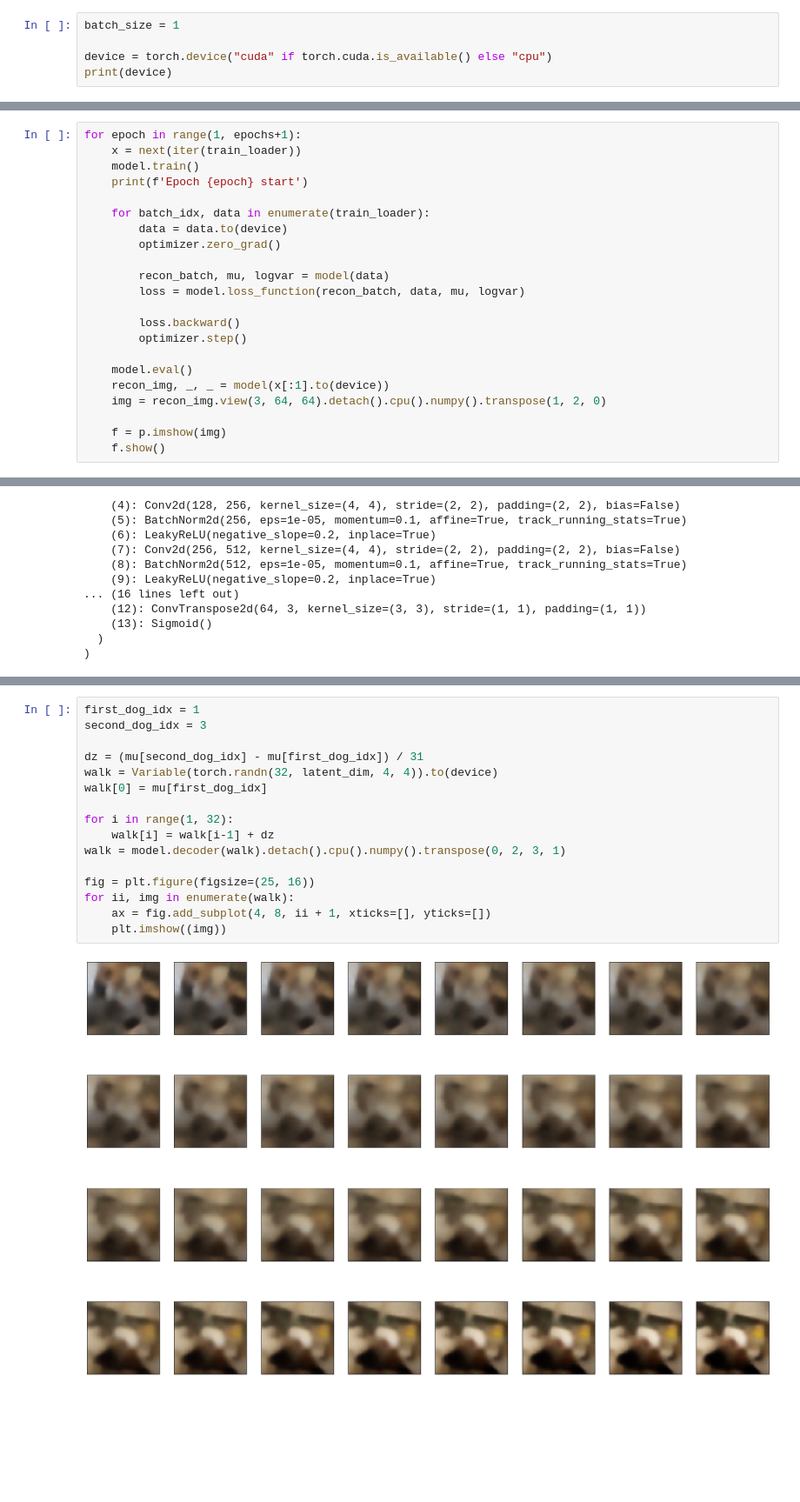
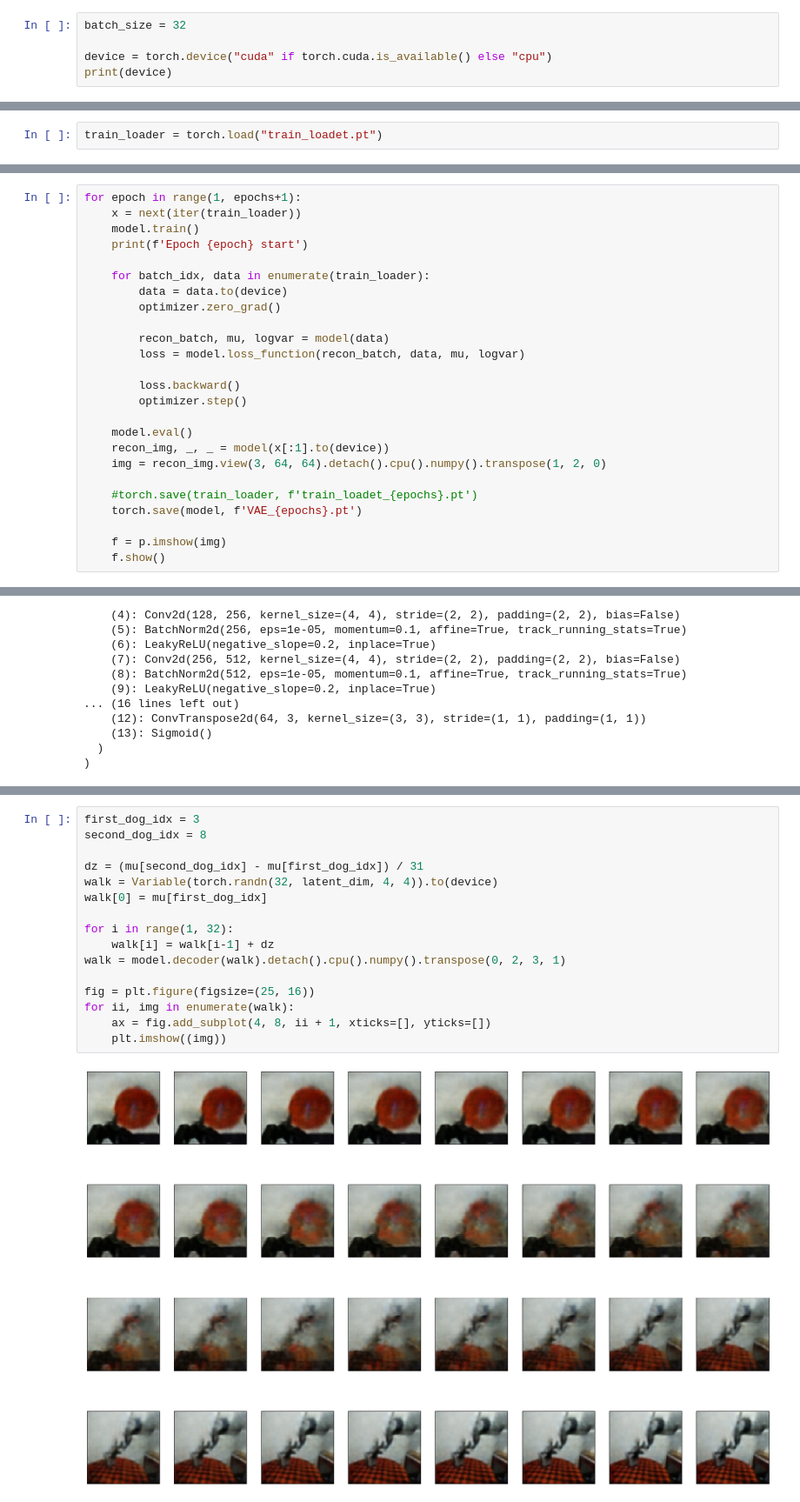
Before and after one commit to Qwest1204/reinforsment_learning, a Jupyter notebook: VAE/VAE.ipynb, the cells around one changed output, grey strips where cells are left out. Shown at 87% size. Drawn from its saved outputs; the diff is of its cells as text; blank space fills up the shorter version.

```diff
--- a/VAE/VAE.ipynb
+++ b/VAE/VAE.ipynb
@@ -110,5 +80,5 @@ video.get_metadata()
 # %%
-batch_size = 1
+batch_size = 32
 
 device = torch.device("cuda" if torch.cuda.is_available() else "cpu")
 print(device)
@@ -172,0 +145,2 @@ train_loader init
+# %%
+train_loader = torch.load("train_loadet.pt")
@@ -300,6 +276,9 @@ for epoch in range(1, epochs+1):
     recon_img, _, _ = model(x[:1].to(device))
     img = recon_img.view(3, 64, 64).detach().cpu().numpy().transpose(1, 2, 0)
 
+    #torch.save(train_loader, f'train_loadet_{epochs}.pt')
+    torch.save(model, f'VAE_{epochs}.pt')
+
     f = p.imshow(img)
     f.show()
 # %% [output]
@@ -346,21 +340,21 @@ torch.Size([1, 3, 64, 64])
 # %%
-first_dog_idx = 1
-second_dog_idx = 3
+first_dog_idx = 3
+second_dog_idx = 8
 
 dz = (mu[second_dog_idx] - mu[first_dog_idx]) / 31
 walk = Variable(torch.randn(32, latent_dim, 4, 4)).to(device)
 walk[0] = mu[first_dog_idx]
 
 for i in range(1, 32):
     walk[i] = walk[i-1] + dz
 walk = model.decoder(walk).detach().cpu().numpy().transpose(0, 2, 3, 1)
 
 fig = plt.figure(figsize=(25, 16))
 for ii, img in enumerate(walk):
     ax = fig.add_subplot(4, 8, ii + 1, xticks=[], yticks=[])
     plt.imshow((img))
 # %% [output]
-[figure, old version]
+[figure, new version]
 # %%
 samples = Variable(torch.randn(32, latent_dim, 4, 4)).to(device)
 samples = model.decoder(samples).detach().cpu().numpy().transpose(0, 2, 3, 1)
```
Also changed, not shown: parts of 12 cells of this notebook, 6 other files.
